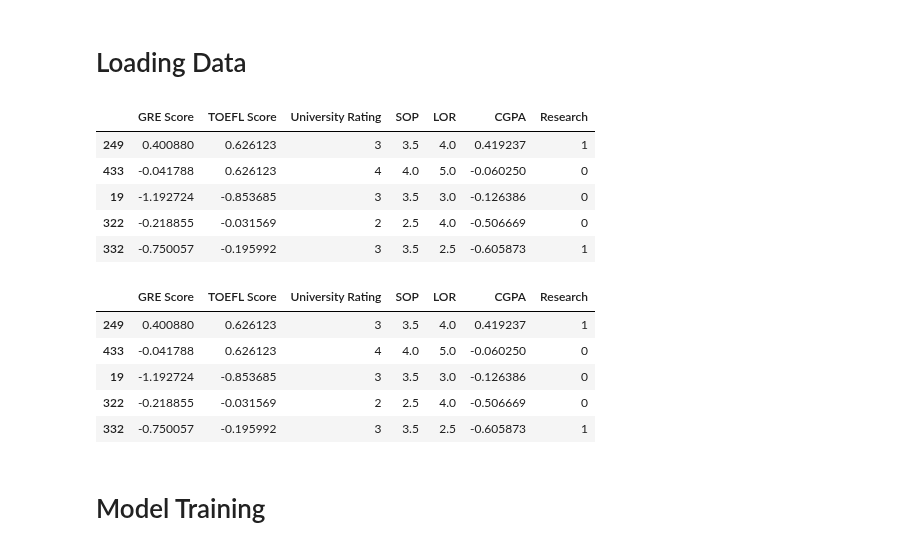
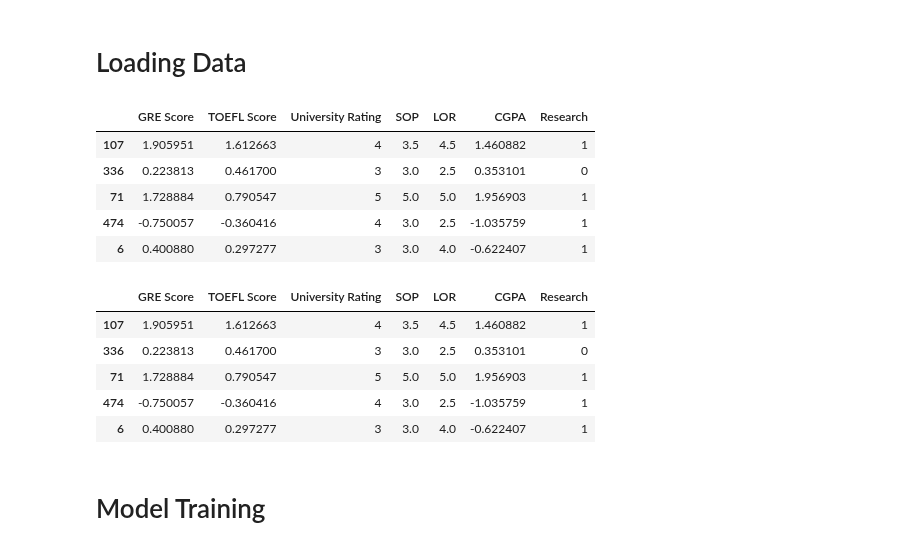
Before and after one commit to ErkanHatipoglu/Kaggle-Notebooks, a Jupyter notebook: multivariate-linear-regression-from-scratch.ipynb, the cells around one changed output. Cells and saved outputs as stored; diff of their text form; code cells hidden in the pictures.

```diff
--- a/multivariate-linear-regression-from-scratch.ipynb
+++ b/multivariate-linear-regression-from-scratch.ipynb
@@ -154,36 +154,36 @@ def normalize(X):
 # %%
 # Get the data. Note that there are two versions. We will use the one
 # with the most rows.
 
 train_data = pd.read_csv("/kaggle/input/graduate-admissions/Admission_Predict_Ver1.1.csv")
 
 # Set X and y
 X = train_data.drop(['Chance of Admit ', 'Serial No.'], axis=1) # Chance of Admit is the target variable and Serial No. is the order. So we drop them.
 y = pd.DataFrame(data = train_data['Chance of Admit ']).to_numpy()
+y = y * 100
 
 X = normalize(X)
 
 # Break off validation set from training data
-X_train, X_valid, y_train, y_valid = train_test_split(X, y, train_size=0.8, test_size=0.2,
-                                                                random_state=42)
+X_train, X_valid, y_train, y_valid = train_test_split(X, y, train_size=0.8, test_size=0.2, random_state = 0)
 
 X_train.head()
 # %% [output]
 |  | GRE Score | TOEFL Score | University Rating | SOP | LOR | CGPA | Research |
-| 249 | 0.400880 | 0.626123 | 3 | 3.5 | 4.0 | 0.419237 | 1 |
-| 433 | -0.041788 | 0.626123 | 4 | 4.0 | 5.0 | -0.060250 | 0 |
-| 19 | -1.192724 | -0.853685 | 3 | 3.5 | 3.0 | -0.126386 | 0 |
-| 322 | -0.218855 | -0.031569 | 2 | 2.5 | 4.0 | -0.506669 | 0 |
-| 332 | -0.750057 | -0.195992 | 3 | 3.5 | 2.5 | -0.605873 | 1 |
+| 107 | 1.905951 | 1.612663 | 4 | 3.5 | 4.5 | 1.460882 | 1 |
+| 336 | 0.223813 | 0.461700 | 3 | 3.0 | 2.5 | 0.353101 | 0 |
+| 71 | 1.728884 | 0.790547 | 5 | 5.0 | 5.0 | 1.956903 | 1 |
+| 474 | -0.750057 | -0.360416 | 4 | 3.0 | 2.5 | -1.035759 | 1 |
+| 6 | 0.400880 | 0.297277 | 3 | 3.0 | 4.0 | -0.622407 | 1 |
 # %%
 X_train.head()
 # %% [output]
 |  | GRE Score | TOEFL Score | University Rating | SOP | LOR | CGPA | Research |
-| 249 | 0.400880 | 0.626123 | 3 | 3.5 | 4.0 | 0.419237 | 1 |
-| 433 | -0.041788 | 0.626123 | 4 | 4.0 | 5.0 | -0.060250 | 0 |
-| 19 | -1.192724 | -0.853685 | 3 | 3.5 | 3.0 | -0.126386 | 0 |
-| 322 | -0.218855 | -0.031569 | 2 | 2.5 | 4.0 | -0.506669 | 0 |
-| 332 | -0.750057 | -0.195992 | 3 | 3.5 | 2.5 | -0.605873 | 1 |
+| 107 | 1.905951 | 1.612663 | 4 | 3.5 | 4.5 | 1.460882 | 1 |
+| 336 | 0.223813 | 0.461700 | 3 | 3.0 | 2.5 | 0.353101 | 0 |
+| 71 | 1.728884 | 0.790547 | 5 | 5.0 | 5.0 | 1.956903 | 1 |
+| 474 | -0.750057 | -0.360416 | 4 | 3.0 | 2.5 | -1.035759 | 1 |
+| 6 | 0.400880 | 0.297277 | 3 | 3.0 | 4.0 | -0.622407 | 1 |
 # %% [markdown]
 # Model Training   <a id='training'></a>
 # %% [markdown]
```
Also changed, not shown: parts of 4 cells of this notebook.
